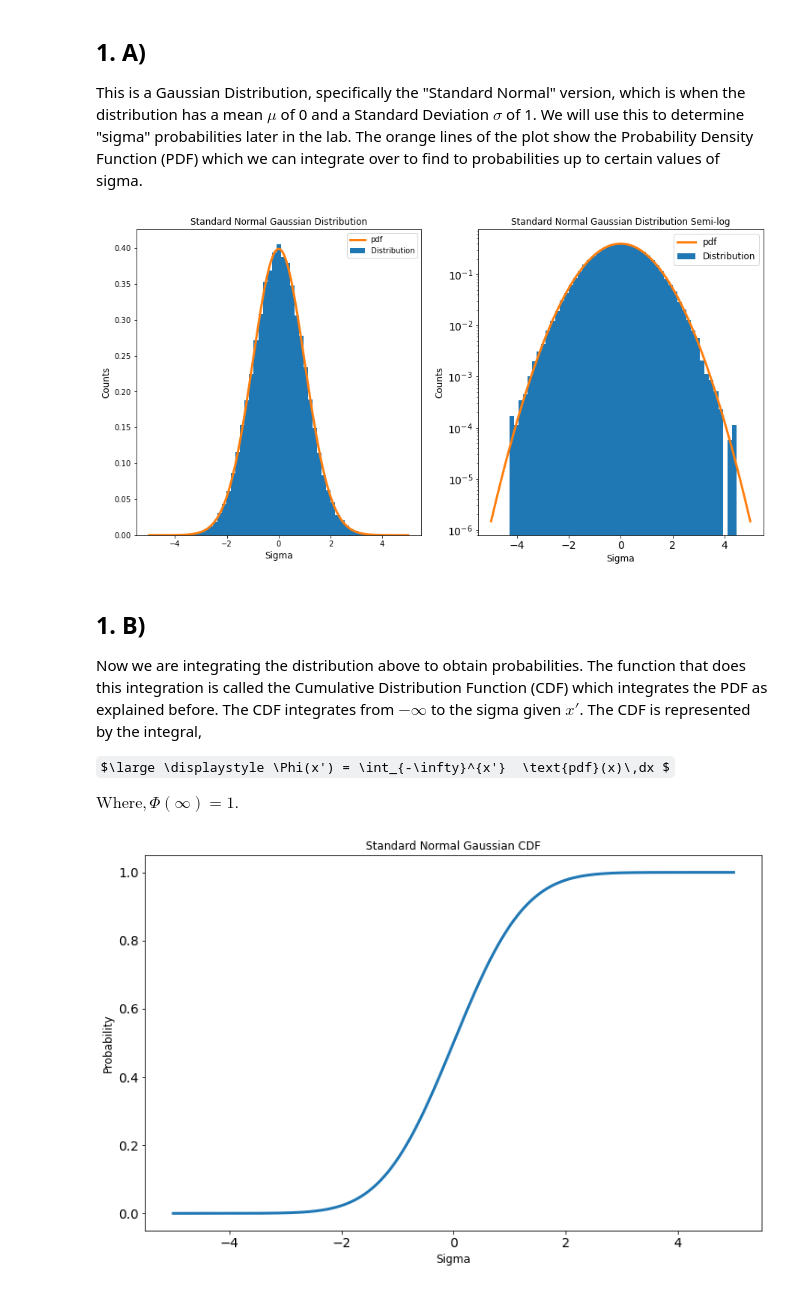
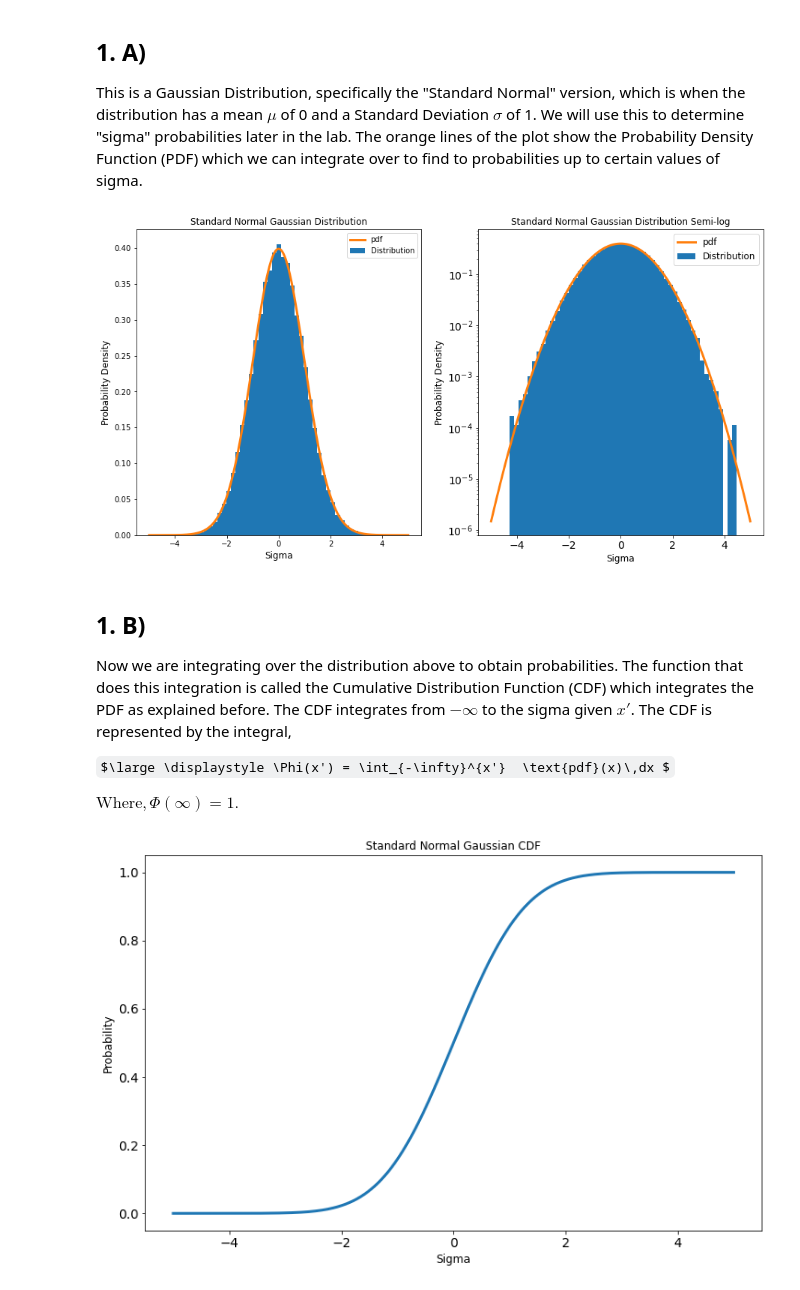
Before and after one commit to maria8ch/Phys434_BigData, a Jupyter notebook: lab1_Berres.ipynb, the cells around one changed output. Cells and saved outputs as stored; diff of their text form; code cells hidden in the pictures; some formulas as TeX source.

```diff
--- a/lab1_Berres.ipynb
+++ b/lab1_Berres.ipynb
@@ -18,33 +18,33 @@ from scipy import stats
 ## Part 1
 ## 1. A)
 This is a Gaussian Distribution, specifically the "Standard Normal" version, which is when the distribution has a mean $\mu$ of 0 and a Standard Deviation $\sigma$ of 1. We will use this to determine "sigma" probabilities later in the lab. The orange lines of the plot show the Probability Density Function (PDF) which we can integrate over to find to probabilities up to certain values of sigma.
+# %%
+d = stats.norm.rvs(loc=0,scale=1,size=100000,random_state=420)
 # %%
 fig, ax = plt.subplots(1,2,figsize=(15, 7.5))
 ax[0].hist(d,50, density=True,label='Distribution')
 plt.tick_params(labelsize = 14)
-#plt.xlim([4.95,5.05])
 x = np.linspace(-5,5,1000)
 ax[0].plot(x,stats.norm.pdf(x,loc = 0, scale = 1),linewidth=3,label='pdf')
 ax[0].set_title('Standard Normal Gaussian Distribution',fontsize=12)
 ax[0].set_xlabel('Sigma',fontsize=12)
-ax[0].set_ylabel('Counts',fontsize=12)
+ax[0].set_ylabel('Probability Density',fontsize=12)
 ax[0].legend(loc=0)
 plt.yscale('log')
 ax[1].hist(d,50, density=True,label='Distribution')
 plt.tick_params(labelsize = 14)
-#plt.xlim([4.95,5.05])
 x = np.linspace(-5,5,1000)
 ax[1].plot(x,stats.norm.pdf(x,loc = 0, scale = 1),linewidth=3,label='pdf')
 ax[1].set_title('Standard Normal Gaussian Distribution Semi-log',fontsize=12)
 ax[1].set_xlabel('Sigma',fontsize=12)
-ax[1].set_ylabel('Counts',fontsize=12)
+ax[1].set_ylabel('Probability Density',fontsize=12)
 ax[1].legend(loc=0,fontsize=12)
 plt.show()
 # %% [output]
-[figure, old version]
+[figure, new version]
 # %% [markdown]
 ## 1. B)
-Now we are integrating the distribution above to obtain probabilities. The function that does this integration is called the Cumulative Distribution Function (CDF) which integrates the PDF as explained before. The CDF integrates from $-\infty$ to the sigma given $x'$. The CDF is represented by the integral,
+Now we are integrating over the distribution above to obtain probabilities. The function that does this integration is called the Cumulative Distribution Function (CDF) which integrates the PDF as explained before. The CDF integrates from $-\infty$ to the sigma given $x'$. The CDF is represented by the integral,
 
 $\large \displaystyle \Phi(x') = \int_{-\infty}^{x'}  \text{pdf}(x)\,dx $
 
```
Also changed, not shown: parts of 30 cells of this notebook.
